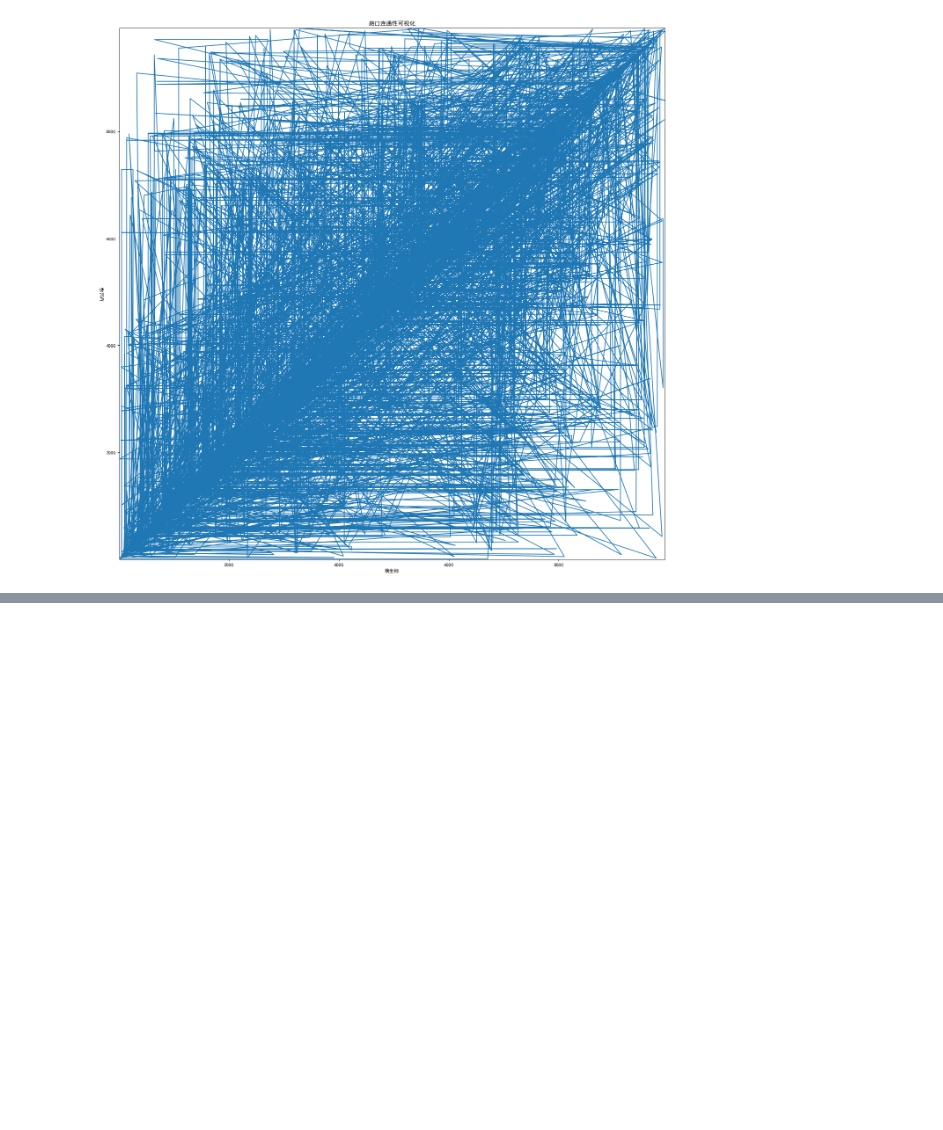
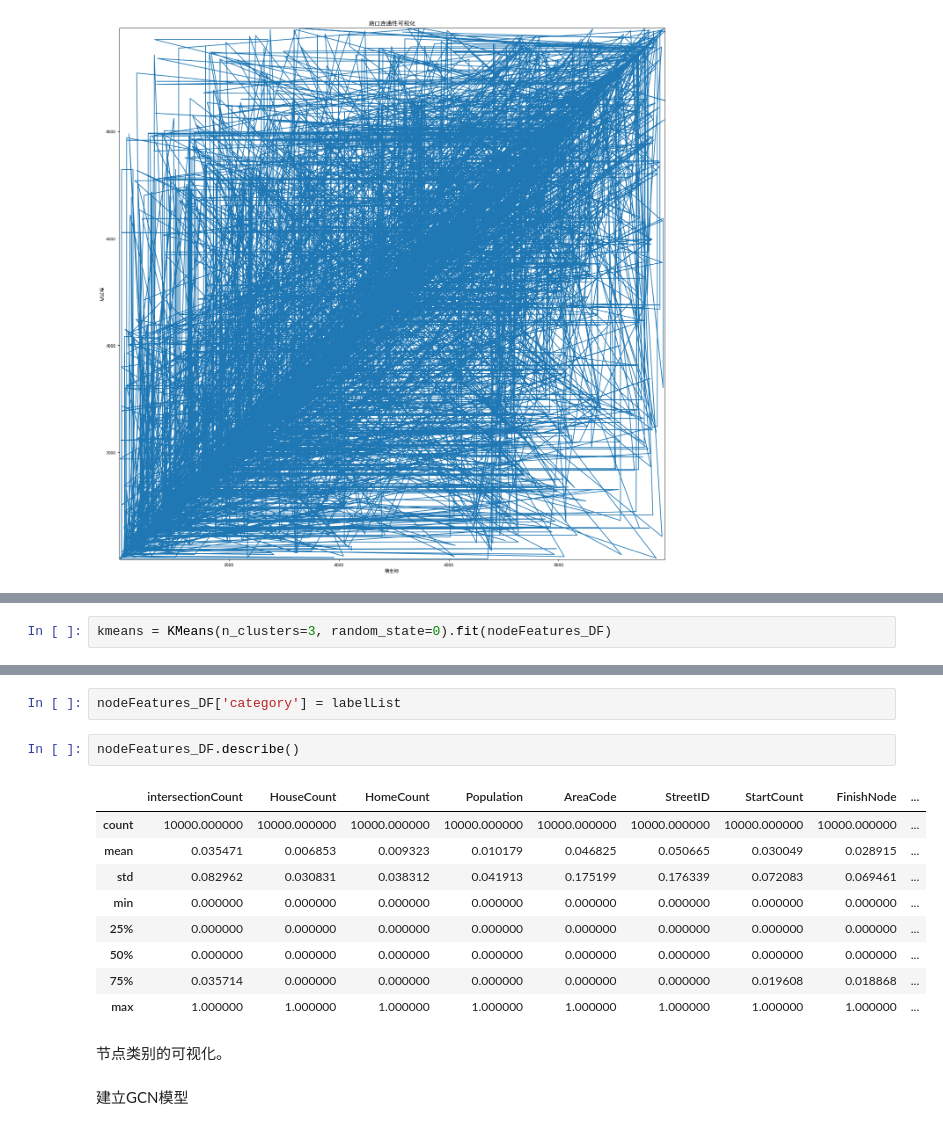
Before and after one commit to youareeverysingleday/HuaweiCupCompetition2022, a Jupyter notebook: FQuestion.ipynb, the cells around one changed output, grey strips where cells are left out. Saved outputs shown, nothing was run; the diff lists cells and outputs as text; blank space fills up the shorter version.

```diff
--- a/FQuestion.ipynb
+++ b/FQuestion.ipynb
@@ -2179,0 +2185,2 @@ Graph(num_nodes=10000, num_edges=5433,
+# %%
+kmeans = KMeans(n_clusters=3, random_state=0).fit(nodeFeatures_DF)
@@ -2179,0 +2203,18 @@ Graph(num_nodes=10000, num_edges=5433,
+# %%
+nodeFeatures_DF['category'] = labelList
+# %%
+nodeFeatures_DF.describe()
+# %% [output]
+|  | intersectionCount | HouseCount | HomeCount | Population | AreaCode | StreetID | StartCount | FinishNode | ... |
+| count | 10000.000000 | 10000.000000 | 10000.000000 | 10000.000000 | 10000.000000 | 10000.000000 | 10000.000000 | 10000.000000 | ... |
+| mean | 0.035471 | 0.006853 | 0.009323 | 0.010179 | 0.046825 | 0.050665 | 0.030049 | 0.028915 | ... |
+| std | 0.082962 | 0.030831 | 0.038312 | 0.041913 | 0.175199 | 0.176339 | 0.072083 | 0.069461 | ... |
+| min | 0.000000 | 0.000000 | 0.000000 | 0.000000 | 0.000000 | 0.000000 | 0.000000 | 0.000000 | ... |
+| 25% | 0.000000 | 0.000000 | 0.000000 | 0.000000 | 0.000000 | 0.000000 | 0.000000 | 0.000000 | ... |
+| 50% | 0.000000 | 0.000000 | 0.000000 | 0.000000 | 0.000000 | 0.000000 | 0.000000 | 0.000000 | ... |
+| 75% | 0.035714 | 0.000000 | 0.000000 | 0.000000 | 0.000000 | 0.000000 | 0.019608 | 0.018868 | ... |
+| max | 1.000000 | 1.000000 | 1.000000 | 1.000000 | 1.000000 | 1.000000 | 1.000000 | 1.000000 | ... |
+# %% [markdown]
+节点类别的可视化。
+# %% [markdown]
+建立GCN模型
```
Also changed, not shown: parts of 23 cells of this notebook, 2 other files.
